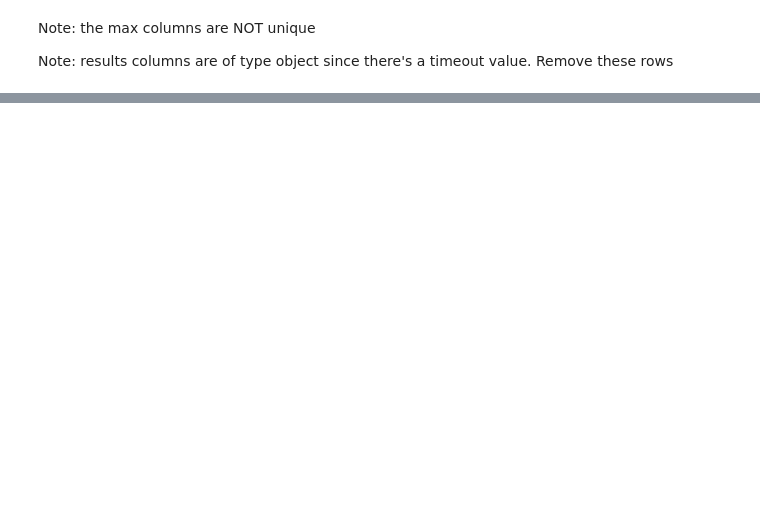
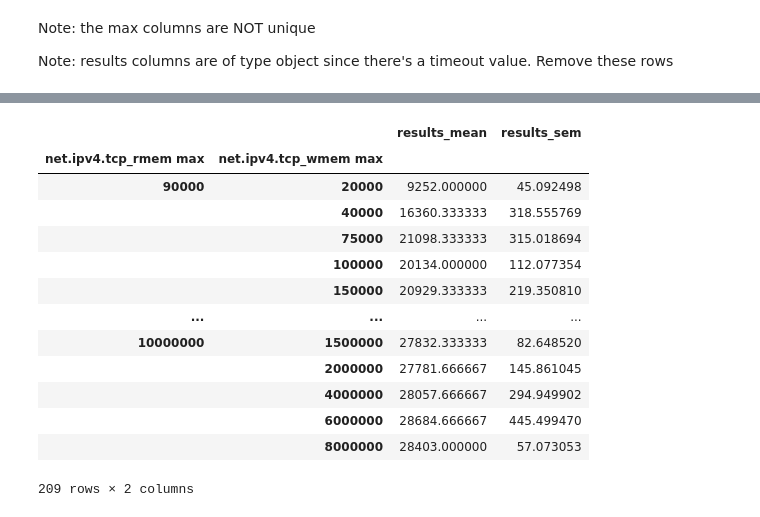
Before and after one commit to TreeinRandomForest/linux-tuning, a Jupyter notebook: iperf3/Bayesian Optimization for iperf3 .ipynb, the cells around one changed output, grey strips where cells are left out. Drawn from its saved outputs; the diff is of its cells as text; code cells hidden in the pictures; blank space fills up the shorter version.

```diff
--- a/iperf3/Bayesian Optimization for iperf3 .ipynb
+++ b/iperf3/Bayesian Optimization for iperf3 .ipynb
@@ -88,0 +203,17 @@ df['tunable'].max() - df['tunable'].min()
+# %%
+df3
+# %% [output]
+|  |  | results_mean | results_sem |
+| net.ipv4.tcp_rmem max | net.ipv4.tcp_wmem max |  |  |
+| 90000 | 20000 | 9252.000000 | 45.092498 |
+|  | 40000 | 16360.333333 | 318.555769 |
+|  | 75000 | 21098.333333 | 315.018694 |
+|  | 100000 | 20134.000000 | 112.077354 |
+|  | 150000 | 20929.333333 | 219.350810 |
+| ... | ... | ... | ... |
+| 10000000 | 1500000 | 27832.333333 | 82.648520 |
+|  | 2000000 | 27781.666667 | 145.861045 |
+|  | 4000000 | 28057.666667 | 294.949902 |
+|  | 6000000 | 28684.666667 | 445.499470 |
+|  | 8000000 | 28403.000000 | 57.073053 |
+209 rows × 2 columns
```
Also changed, not shown: parts of 31 cells of this notebook.
